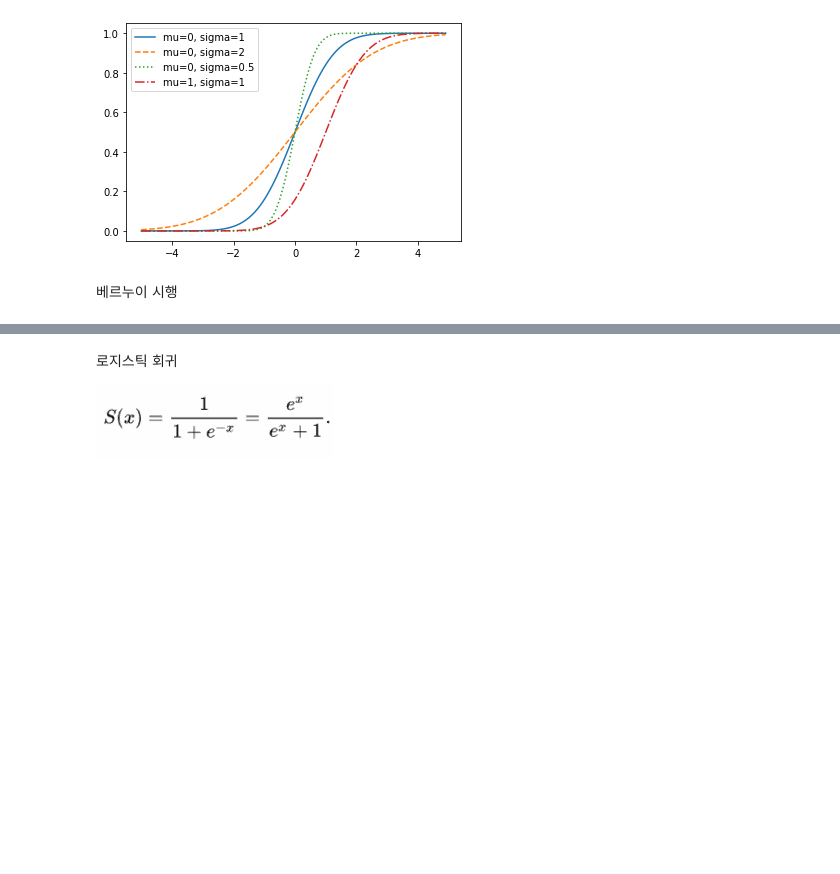
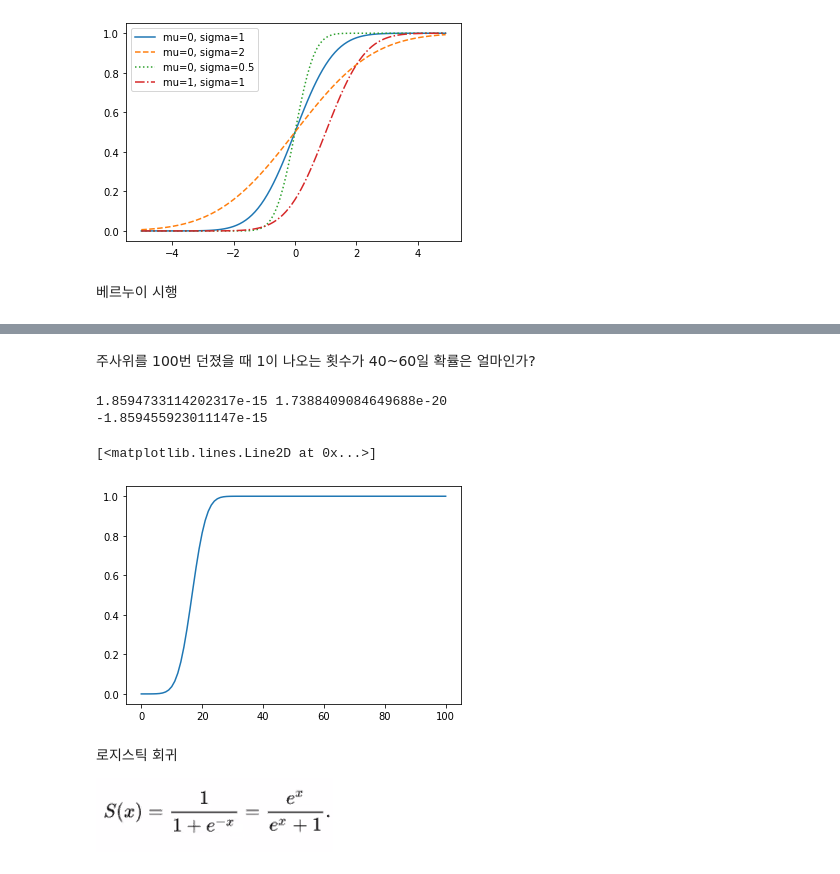
Before and after one commit to Es-YES-Ye/Python, a Jupyter notebook: 통계데이터분석_확률.ipynb, the cells around one changed output, grey strips where cells are left out. Saved outputs shown, nothing was run; the diff lists cells and outputs as text; code cells hidden in the pictures; blank space fills up the shorter version.

```diff
--- a/통계데이터분석_확률.ipynb
+++ b/통계데이터분석_확률.ipynb
@@ -178,3 +178,22 @@ binomial_histogram(1/6, 100, 1200)
+# %% [markdown]
+주사위를 100번 던졌을 때 1이 나오는 횟수가 40~60일 확률은 얼마인가?
+# %%
+p=1/6
+n=100
+mu = p*n #평균(기대값)
+sigma = math.sqrt(n*p*(1-p))
+c1 = normal_pdf(13, mu=mu, sigma=sigma)
+c2 = normal_pdf(18, mu=mu, sigma=sigma)
+print(c1, c2)
+print(c2-c1)
+xs = [x for x in range(101)]
+ys = [normal_cdf(x,mu=mu,sigma=sigma) for x in xs]
+plt.plot(xs,ys)
+# %% [output]
+1.8594733114202317e-15 1.7388409084649688e-20
+-1.859455923011147e-15
+[<matplotlib.lines.Line2D at 0x...>]
+[figure, added]
 # %% [markdown]
 로지스틱 회귀
 
```
Also changed, not shown: parts of 11 cells of this notebook.
